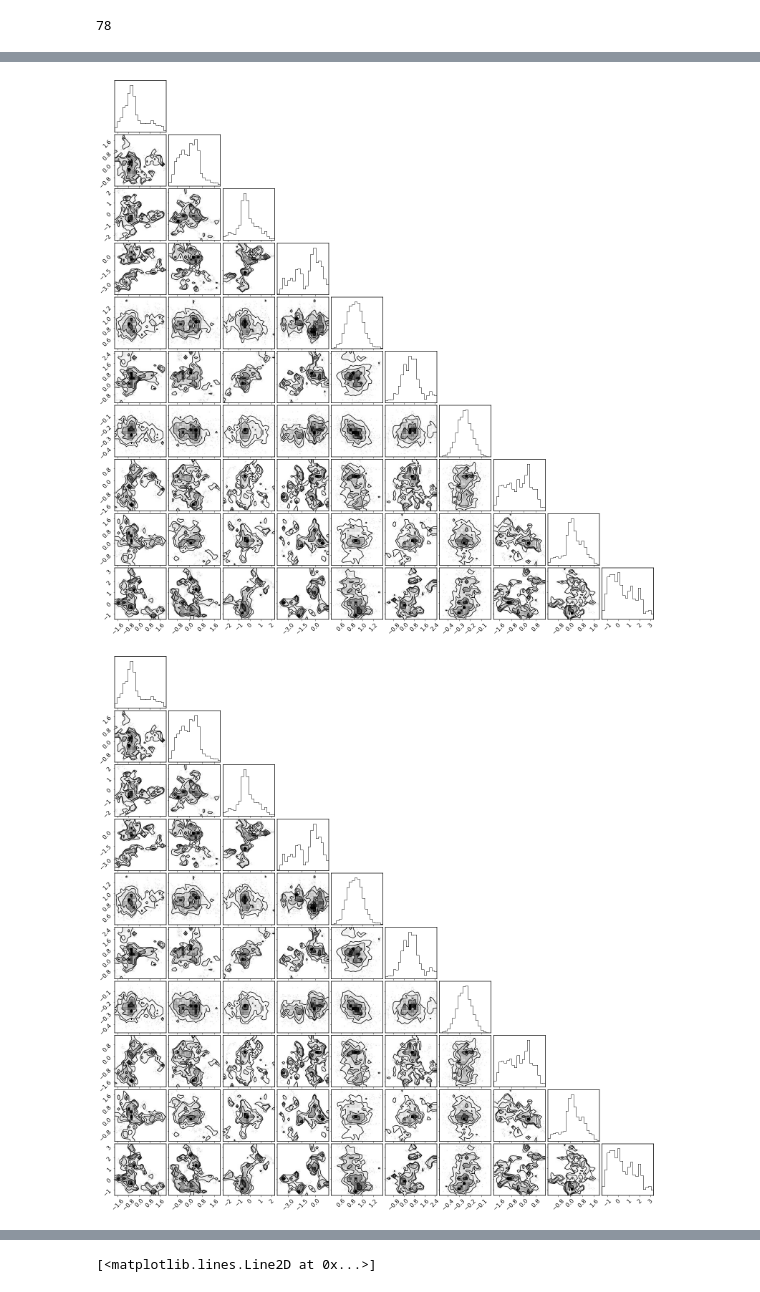
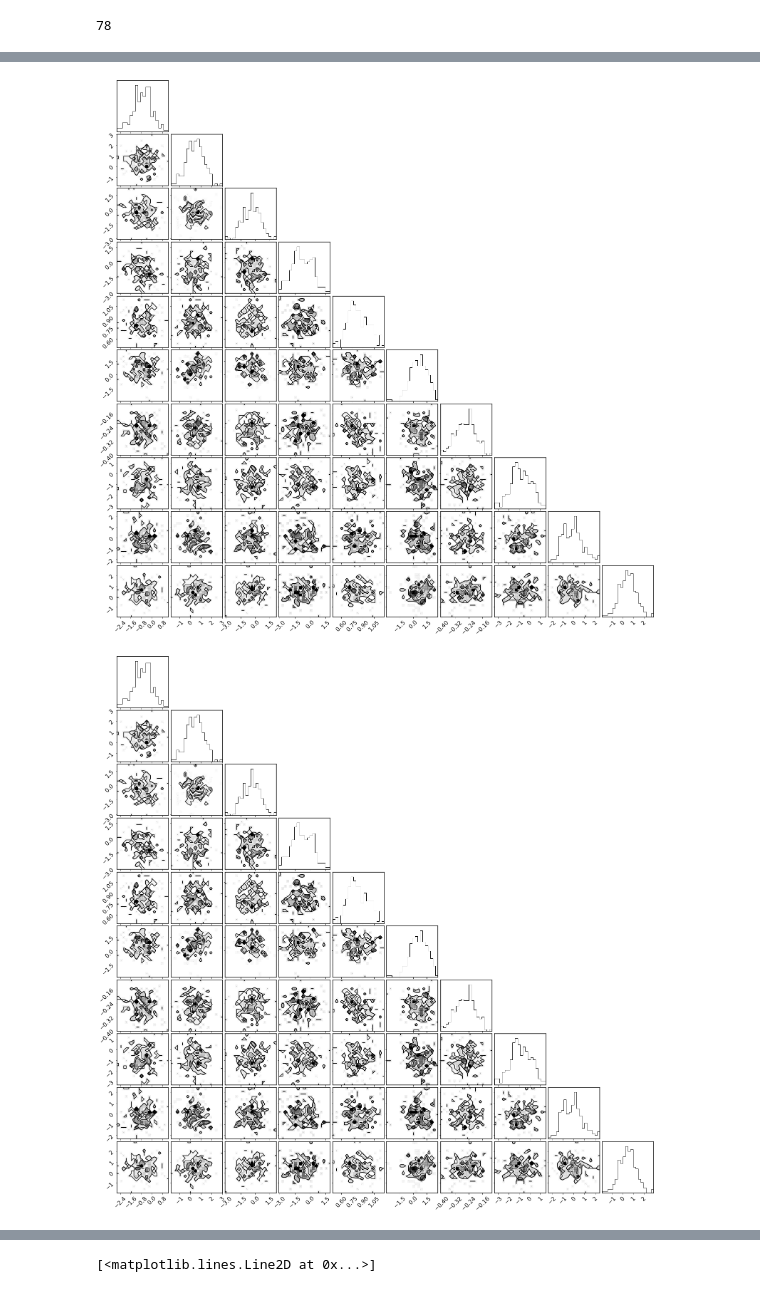
Before and after one commit to VMBoehm/PAE, a Jupyter notebook: notebooks/tf2/FMNIST_sampler-VAE.ipynb, the cells around one changed output, grey strips where cells are left out. Drawn from its saved outputs; the diff is of its cells as text; code cells hidden in the pictures.

```diff
--- a/notebooks/tf2/FMNIST_sampler-VAE.ipynb
+++ b/notebooks/tf2/FMNIST_sampler-VAE.ipynb
@@ -186,10 +186,10 @@ tf.Tensor(
 # %%
 import time
 # %%
-initial_step_size = np.ones((params['batch_size'],params['latent_size']))*1
+initial_step_size = np.ones((params['batch_size'],params['latent_size']))*0.02
 # %%
 # Initialize the HMC transition kernel.
-num_results = int(5000)
+num_results = int(200)
 print(num_results)
 
 def get_kernel(ii,num_burnin_steps, num_lp_steps):
@@ -197,24 +197,24 @@ def get_kernel(ii,num_burnin_steps, num_lp_steps):
     LP    = LogP(x)
     z_ini = get_encoded(x)
     adaptive_hmc = tfp.mcmc.DualAveragingStepSizeAdaptation(
-        tfp.mcmc.HamiltonianMonteCarlo(
-            target_log_prob_fn=LP.logp,
-            num_leapfrog_steps=num_lp_steps,
+        tfp.mcmc.NoUTurnSampler(
+            target_log_prob_fn=LP.logp,max_tree_depth=8,
+            #num_leapfrog_steps=num_lp_steps,
             step_size=initial_step_size),
             num_adaptation_steps=int(num_burnin_steps * 0.8))
     return adaptive_hmc, z_ini, LP
 
 # Run the chain (with burn-in).
-#@tf.function
+@tf.function()
 def run_chain(adapative_hmc, z_ini, num_burnin_steps):
   # Run the chain (with burn-in).
-    samples, [step_size, accept_ratio] = tfp.mcmc.sample_chain(
+    samples, [step_size, accept_ratio, leapfrogs] = tfp.mcmc.sample_chain(
       num_results      = num_results,
       num_burnin_steps = num_burnin_steps,
       current_state    = z_ini,
       kernel           = adaptive_hmc,
-      trace_fn         = lambda _, pkr: [pkr.inner_results.accepted_results.step_size,
-                             pkr.inner_results.is_accepted])
+      trace_fn         = lambda _, pkr: [pkr.inner_results.step_size,
+                             pkr.inner_results.is_accepted, pkr.inner_results.leapfrogs_taken])
 
-    return samples, step_size, accept_ratio
+    return samples, step_size, accept_ratio, leapfrogs
 # %% [output]
@@ -232,10 +232,10 @@ begin = time.time()
 samples_ = []
 for ii in range(0,1):
     print(ii)
-    for jj, burnin in enumerate([1000]):
+    for jj, burnin in enumerate([200]):
         for nn, numsteps in enumerate([5]):
-            adaptive_hmc, z_ini, LP = get_kernel(ii,burnin,numsteps)
-            samples, step_size, accept_ratio = run_chain(adaptive_hmc, tf.convert_to_tensor(z_ini),tf.constant(burnin))
+            adaptive_hmc, z_ini, LP= get_kernel(ii,burnin,numsteps)
+            samples, step_size, accept_ratio, leapfrogs = run_chain(adaptive_hmc, tf.convert_to_tensor(z_ini),tf.constant(burnin))
             end = time.time()-begin
             print(end)
             begin = time.time()
@@ -307,5 +338,5 @@ array([0.7894, 0.8   , 0.797 , 0.7678, 0.7674, 0.8252, 0.783 , 0.7758,
 # %%
 import corner
 # %%
-corner.corner(samples[0,::2,0:10])
+corner.corner(samples[0,:,0:10])
 # %% [output]
@@ -312,5 +360,5 @@ corner.corner(samples[0,::2,0:10])
-[figure, old version]
+[figure, new version]
-[figure, old version]
+[figure, new version]
 # %%
 for ii in range(10):
     plt.plot(samples[0,:,ii])
```
Also changed, not shown: parts of 19 cells of this notebook.
